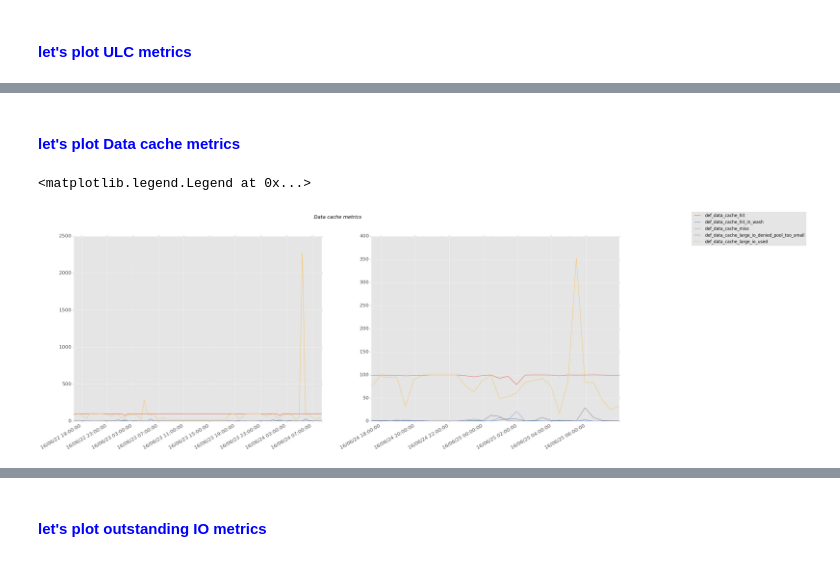
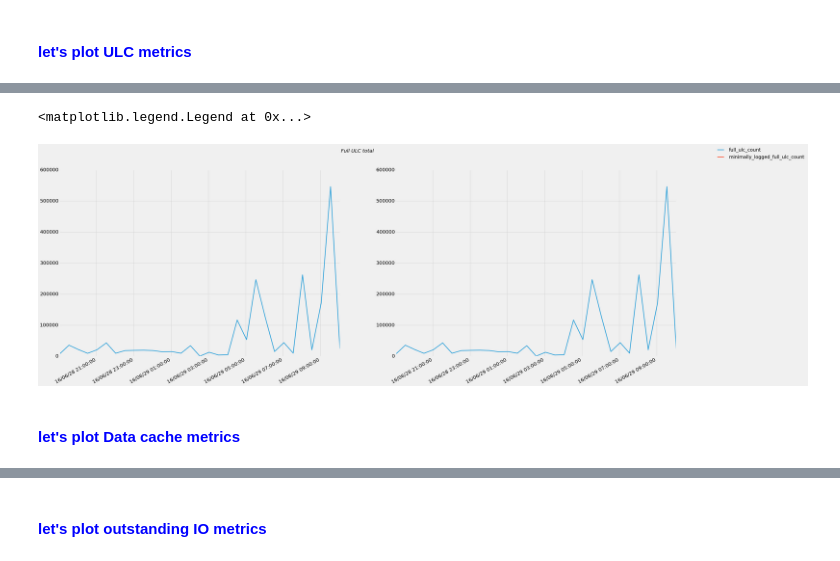
Before and after one commit to simonsouv/My_code, a Jupyter notebook: ipython/migop_graph_sp_sysmon.ipynb, the cells around one changed output, grey strips where cells are left out. Saved outputs shown, nothing was run; the diff lists cells and outputs as text; code cells hidden in the pictures.

```diff
--- a/ipython/migop_graph_sp_sysmon.ipynb
+++ b/ipython/migop_graph_sp_sysmon.ipynb
@@ -238,52 +152,19 @@ plt.legend(bbox_to_anchor=(1, 1),loc=2,bbox_transform=plt.gcf().transFigure,font
+# %%
+my_fig_size()
+plt.figure()
+
+plt.subplot(121)
+plt.suptitle('Full ULC total', fontsize=20,style='oblique', color='black') #define a title for the graph
+my_x_axis(minorLocator)
+plt.plot(x_1,data_1[["full_ulc_count","minimally_logged_full_ulc_count"]])
+plt.legend(data_1[["full_ulc_count","minimally_logged_full_ulc_count"]],bbox_to_anchor=(1, 1),loc=2,bbox_transform=plt.gcf().transFigure,fontsize=19)
+
+plt.subplot(122)
+my_x_axis(minorLocator)
+plt.plot(x_2,data_2[["full_ulc_count","minimally_logged_full_ulc_count"]])
+plt.legend(data_2[["full_ulc_count","minimally_logged_full_ulc_count"]],bbox_to_anchor=(1, 1),loc=2,bbox_transform=plt.gcf().transFigure,fontsize=19)
+# %% [output]
+<matplotlib.legend.Legend at 0x...>
+[figure, added]
 # %% [markdown]
 #### <font color='blue'> let's plot Data cache metrics </font>
-# %%
-# define the figure size
-fig_size = plt.rcParams["figure.figsize"]
-fig_size[0] = 40
-fig_size[1] = 15
-plt.rcParams["figure.figsize"] = fig_size
-
-minorLocator = AutoMinorLocator()
-plt.figure()  # define the size of the graph
-plt.subplot(121)
-plt.style.use('seaborn-paper') # define the graph predefined style
-plt.suptitle('Data cache metrics', fontsize=20,style='oblique', color='black') #define a title for the graph
-plt.gca().xaxis.set_major_formatter(mdates.DateFormatter('%y/%m/%d %H:%M:%S'))  # define the format of the major tick
-plt.gca().xaxis.set_minor_locator(minorLocator)  # define the position of the minor ticks
-plt.gcf().autofmt_xdate()  # format the x-axis label in diagonale so it's readable and the labels don't overlap
-plt.xticks(size=20) #define the size for the x label
-plt.yticks(size=20) #define the size for the y label
-#plt.plot(x_1,data.ix[:,18:19], label="all_caches_hit")
-#plt.plot(x_1,data.ix[:,19:20], label="all_caches_miss")
-#plt.plot(x_1,data.ix[:,20:21], label="all_caches_buffer_grabbed_dirty")
-#plt.plot(x_1,data.ix[:,21:22], label="all_caches_large_io_denied_pool_too_small")
-#plt.plot(x_1,data.ix[:,22:23], label="all_caches_large_io_effectiveness")
-plt.plot(x_1,data_1.ix[:,23:24], label="def_data_cache_hit")
-plt.plot(x_1,data_1.ix[:,24:25], label="def_data_cache_hit_in_wash")
-plt.plot(x_1,data_1.ix[:,25:26], label="def_data_cache_miss")
-plt.plot(x_1,data_1.ix[:,26:27], label="def_data_cache_large_io_denied_pool_too_small")
-plt.plot(x_1,data_1.ix[:,27:28], label="def_data_cache_large_io_used")
-plt.legend(bbox_to_anchor=(1, 1),loc=2,bbox_transform=plt.gcf().transFigure,fontsize=17)
-
-plt.subplot(122)
-plt.style.use('seaborn-paper') # define the graph predefined style
-plt.gca().xaxis.set_major_formatter(mdates.DateFormatter('%y/%m/%d %H:%M:%S'))  # define the format of the major tick
-plt.gca().xaxis.set_minor_locator(minorLocator)  # define the position of the minor ticks
-plt.gcf().autofmt_xdate()  # format the x-axis label in diagonale so it's readable and the labels don't overlap
-plt.xticks(size=20) #define the size for the x label
-plt.yticks(size=20) #define the size for the y label
-#plt.plot(x_1,data.ix[:,18:19], label="all_caches_hit")
-#plt.plot(x_1,data.ix[:,19:20], label="all_caches_miss")
-#plt.plot(x_1,data.ix[:,20:21], label="all_caches_buffer_grabbed_dirty")
-#plt.plot(x_1,data.ix[:,21:22], label="all_caches_large_io_denied_pool_too_small")
-#plt.plot(x_1,data.ix[:,22:23], label="all_caches_large_io_effectiveness")
-plt.plot(x_2,data_2.ix[:,23:24], label="def_data_cache_hit")
-plt.plot(x_2,data_2.ix[:,24:25], label="def_data_cache_hit_in_wash")
-plt.plot(x_2,data_2.ix[:,25:26], label="def_data_cache_miss")
-plt.plot(x_2,data_2.ix[:,26:27], label="def_data_cache_large_io_denied_pool_too_small")
-plt.plot(x_2,data_2.ix[:,27:28], label="def_data_cache_large_io_used")
-plt.legend(bbox_to_anchor=(1, 1),loc=2,bbox_transform=plt.gcf().transFigure,fontsize=17)
-# %% [output]
-<matplotlib.legend.Legend at 0x...>
-[figure, removed]
```
Also changed, not shown: parts of 22 cells of this notebook, 5 other files.
